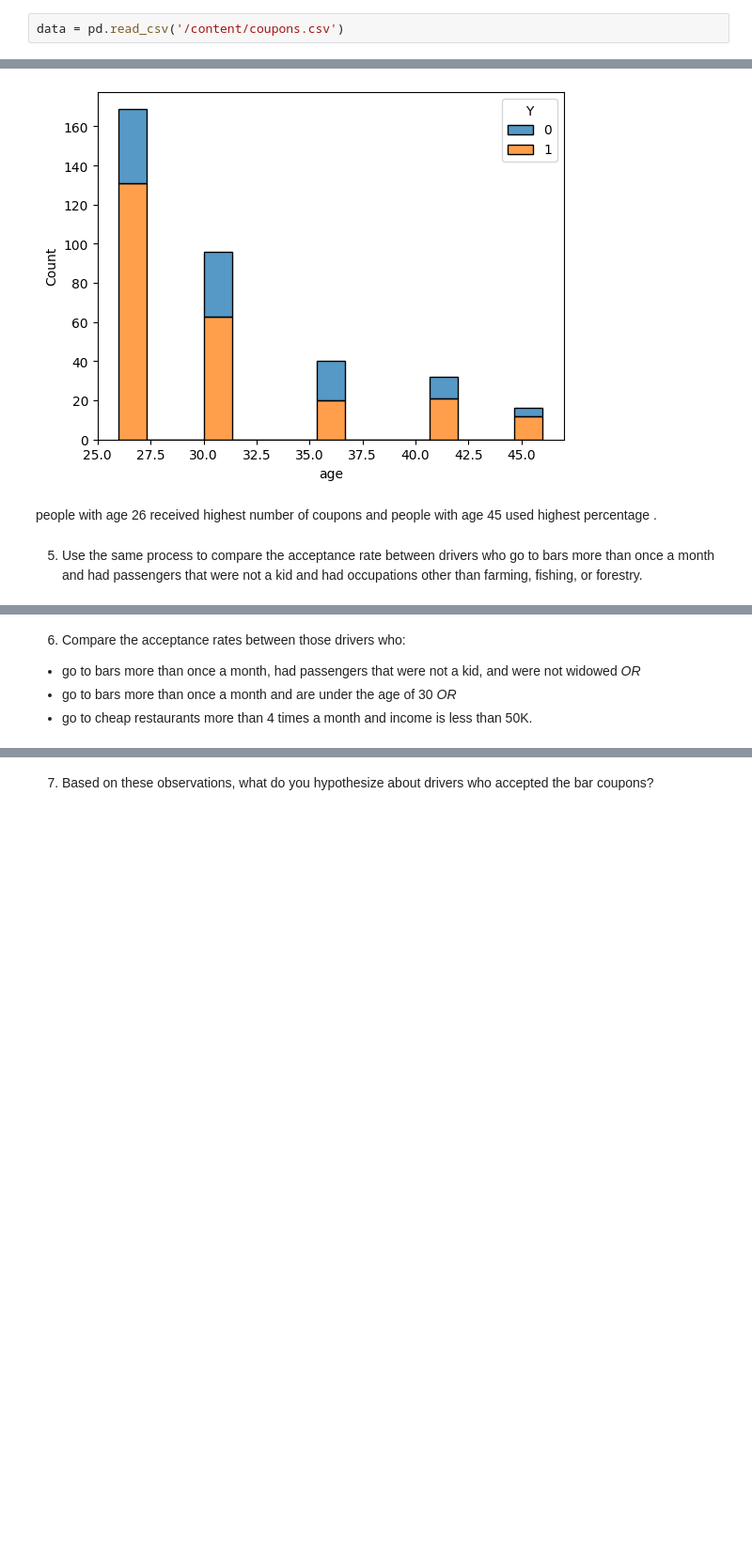
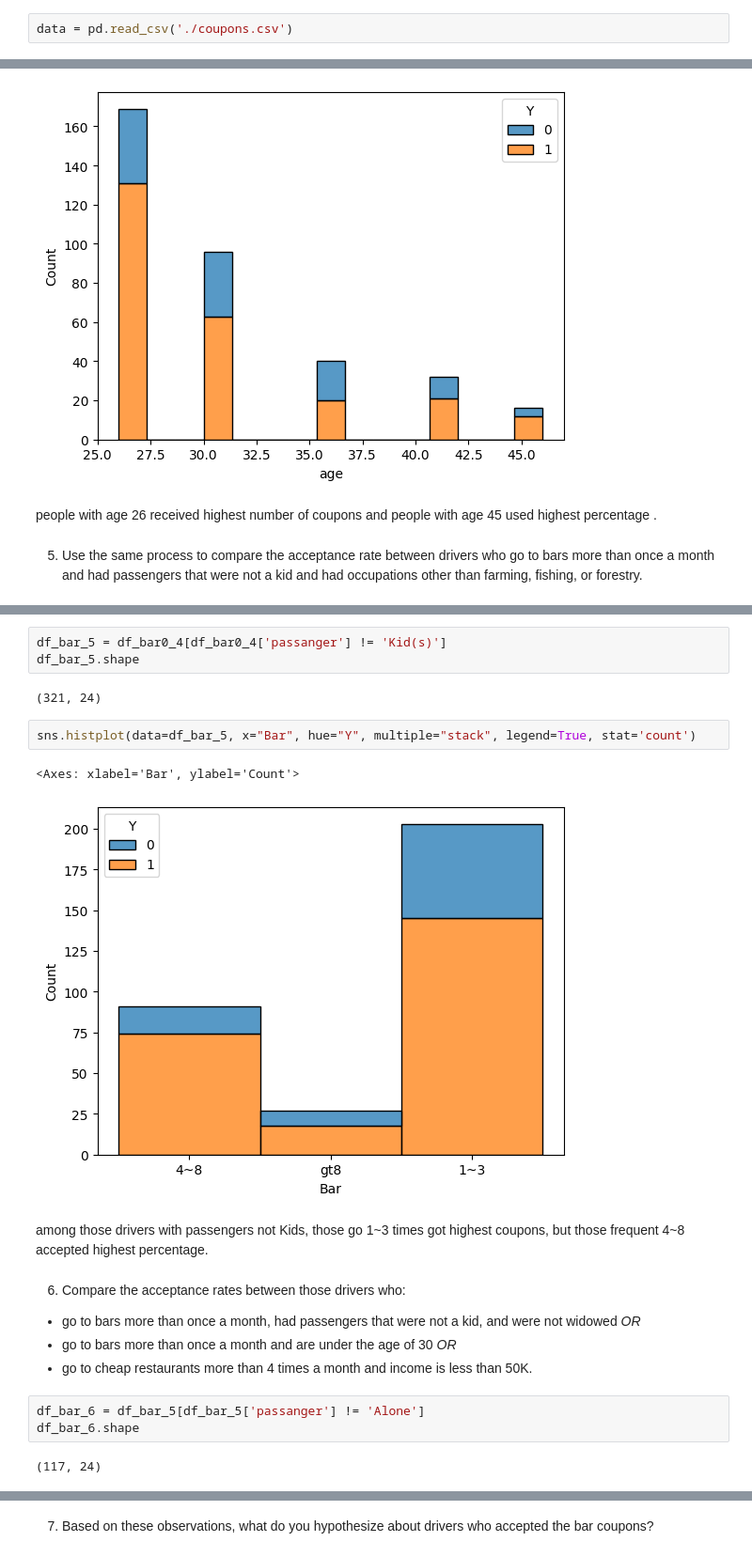
Before and after one commit to gputti/coupon_prob, a Jupyter notebook: prompt.ipynb, the cells around one changed output, grey strips where cells are left out. Shown: that part at 94% size. Saved outputs shown, nothing was run; the diff lists cells and outputs as text; blank space fills up the shorter version.

```diff
--- a/prompt.ipynb
+++ b/prompt.ipynb
@@ -67,7 +67,7 @@ Use the prompts below to get started with your data analysis.
 
 1. Read in the `coupons.csv` file.
 # %%
-data = pd.read_csv('/content/coupons.csv')
+data = pd.read_csv('./coupons.csv')
 # %%
 data.head(2)
 # %% [output]
@@ -302,6 +334,23 @@ people with age 26 received highest number of coupons and people with age 45 use
+# %%
+df_bar_5 = df_bar0_4[df_bar0_4['passanger'] != 'Kid(s)']
+df_bar_5.shape
+# %% [output]
+(321, 24)
+# %%
+sns.histplot(data=df_bar_5, x="Bar", hue="Y", multiple="stack", legend=True, stat='count')
+# %% [output]
+<Axes: xlabel='Bar', ylabel='Count'>
+[figure, added]
+# %% [markdown]
+among those drivers with passengers not Kids, those go 1~3 times got highest coupons, but those frequent 4~8 accepted highest percentage.
 # %% [markdown]
 6. Compare the acceptance rates between those drivers who:
 
 - go to bars more than once a month, had passengers that were not a kid, and were not widowed *OR*
 - go to bars more than once a month and are under the age of 30 *OR*
 - go to cheap restaurants more than 4 times a month and income is less than 50K.
+# %%
+df_bar_6 = df_bar_5[df_bar_5['passanger'] != 'Alone']
+df_bar_6.shape
+# %% [output]
+(117, 24)
```
Also changed, not shown: parts of 5 cells of this notebook.
